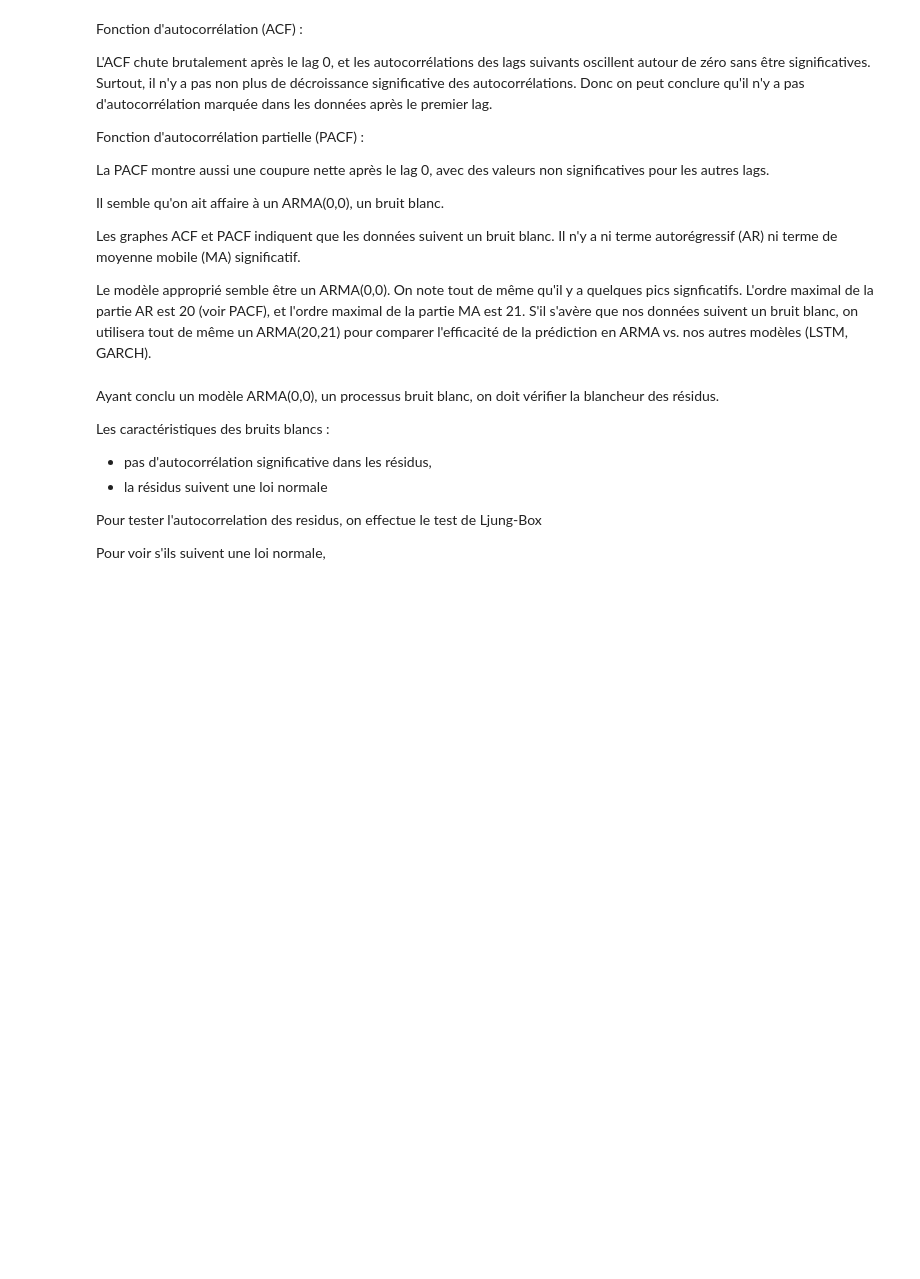
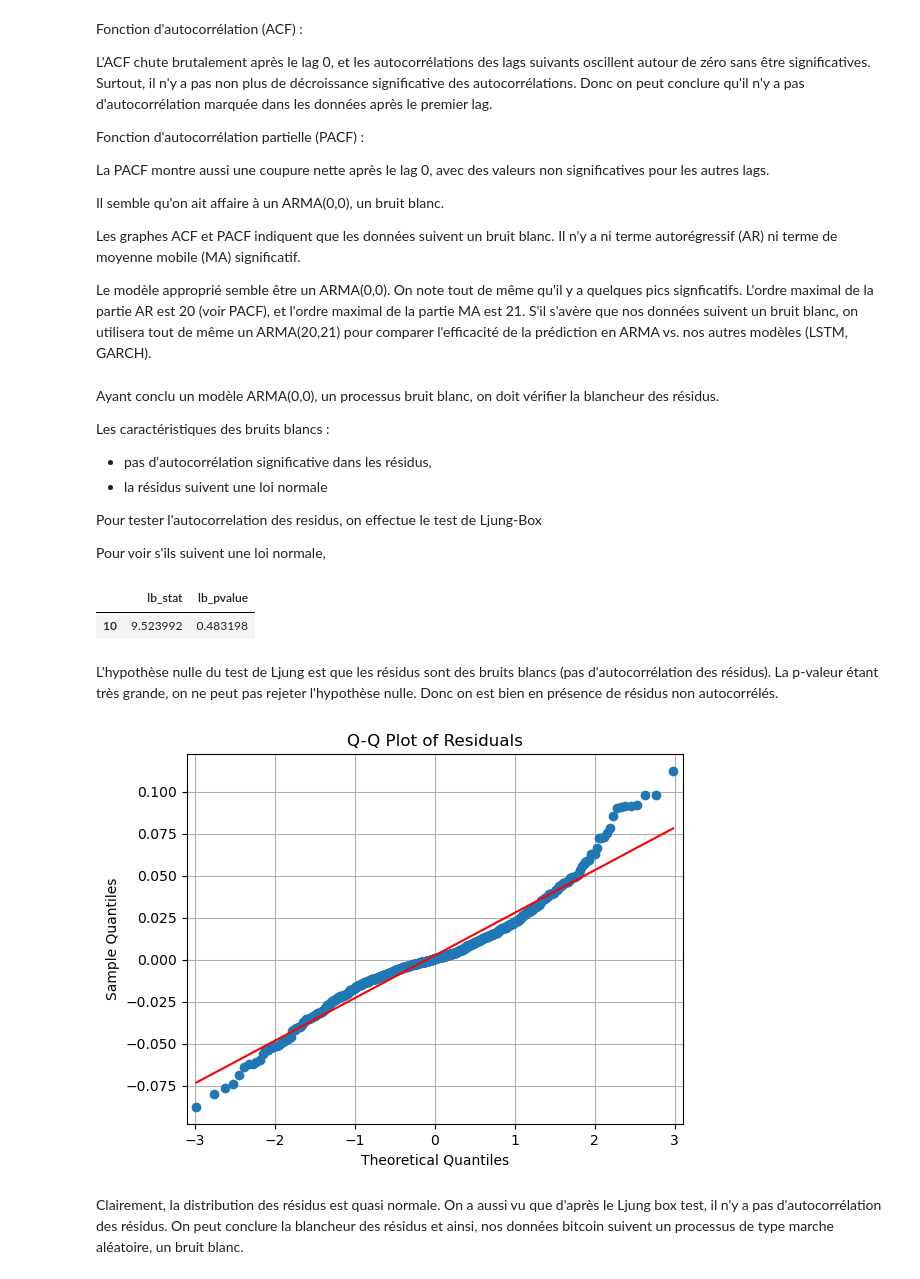
Before and after one commit to willyafalin/cryptocurrency_prediction, a Jupyter notebook: arma.ipynb, the cells around one changed output. Cells and saved outputs as stored; diff of their text form; code cells hidden in the pictures; blank space fills up the shorter version.

```diff
--- a/arma.ipynb
+++ b/arma.ipynb
@@ -284,0 +289,7 @@ Pour voir s'ils suivent une loi normale,
+# %%
+ljung_box_results
+# %% [output]
+|  | lb_stat | lb_pvalue |
+| 10 | 9.523992 | 0.483198 |
+# %% [markdown]
+L'hypothèse nulle du test de Ljung est que les résidus sont des bruits blancs (pas d'autocorrélation des résidus). La p-valeur étant très grande, on ne peut pas rejeter l'hypothèse nulle. Donc on est bien en présence de résidus non autocorrélés.
@@ -284,0 +302,9 @@ Pour voir s'ils suivent une loi normale,
+# %%
+sm.qqplot(data_cleaned['log_close_diff'], line='s')
+plt.title('Q-Q Plot of Residuals')
+plt.grid()
+plt.show()
+# %% [output]
+[figure, added]
+# %% [markdown]
+Clairement, la distribution des résidus est quasi normale. On a aussi vu que d'après le Ljung box test, il n'y a pas d'autocorrélation des résidus. On peut conclure la blancheur des résidus et ainsi, nos données bitcoin suivent un processus de type marche aléatoire, un bruit blanc.
```
Also changed, not shown: parts of 6 cells of this notebook.
